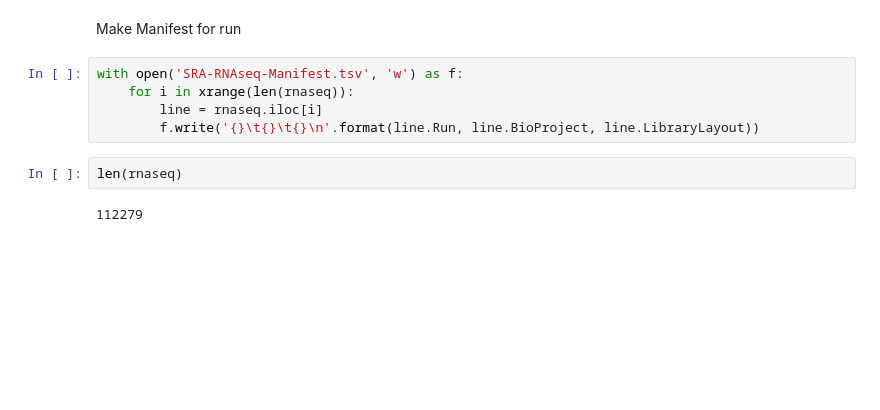
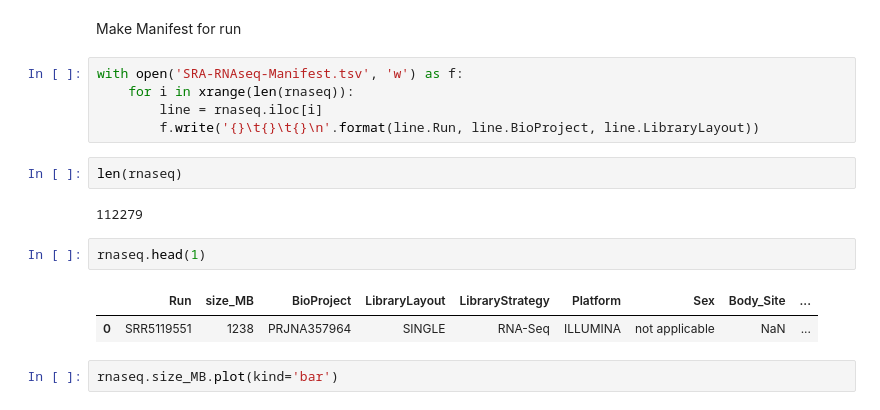
Before and after one commit to jvivian/ipython_notebooks, a Jupyter notebook: SRA_RNAseq_Data/SRA RNASeq Data.ipynb, the cells around one changed output. Drawn from its saved outputs; the diff is of its cells as text; blank space fills up the shorter version.

Commit message:
SRA rnaseq data

```diff
--- a/SRA_RNAseq_Data/SRA RNASeq Data.ipynb
+++ b/SRA_RNAseq_Data/SRA RNASeq Data.ipynb
@@ -93,3 +97,10 @@ with open('SRA-RNAseq-Manifest.tsv', 'w') as f:
 len(rnaseq)
 # %% [output]
 112279
+# %%
+rnaseq.head(1)
+# %% [output]
+|  | Run | size_MB | BioProject | LibraryLayout | LibraryStrategy | Platform | Sex | Body_Site | ... |
+| 0 | SRR5119551 | 1238 | PRJNA357964 | SINGLE | RNA-Seq | ILLUMINA | not applicable | NaN | ... |
+# %%
+rnaseq.size_MB.plot(kind='bar')
```
Also changed, not shown: parts of 3 cells of this notebook.
